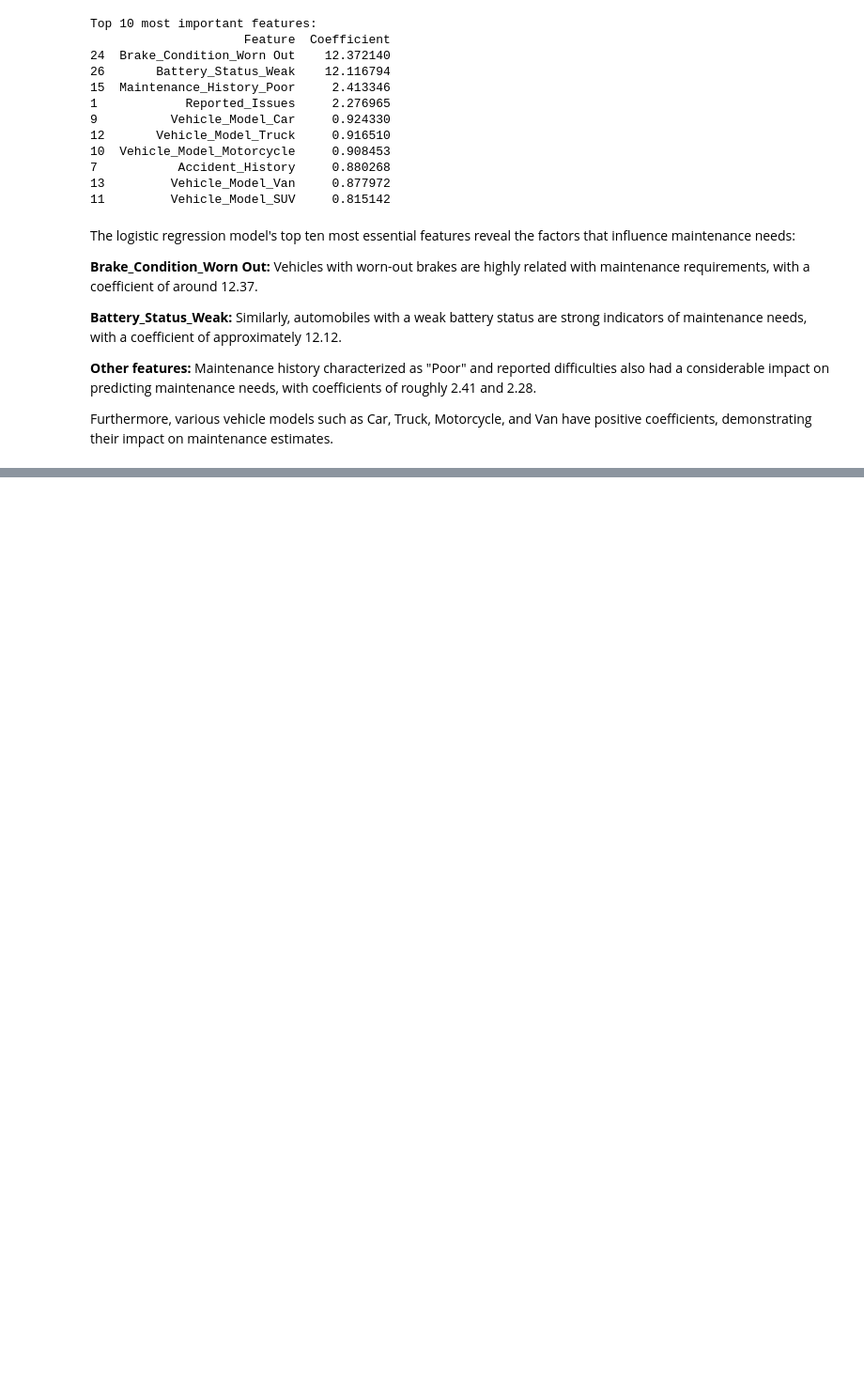
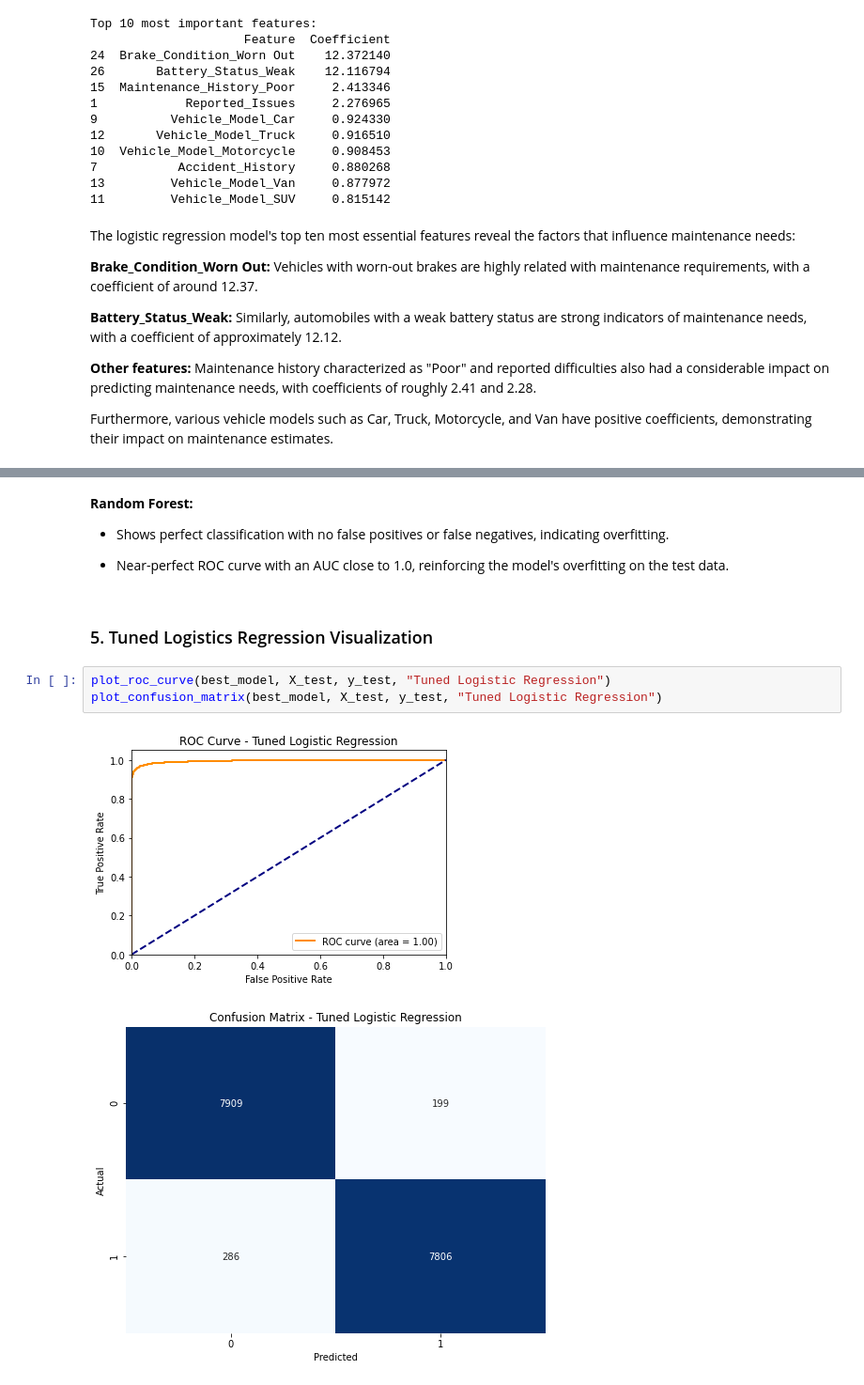
Before and after one commit to whareverrr/phase3_project, a Jupyter notebook: student.ipynb, the cells around one changed output, grey strips where cells are left out. Shown at 94% size. Saved outputs shown, nothing was run; the diff lists cells and outputs as text; blank space fills up the shorter version.

```diff
--- a/student.ipynb
+++ b/student.ipynb
@@ -598,0 +646,15 @@ Furthermore, various vehicle models such as Car, Truck, Motorcycle, and Van have
+# %% [markdown]
+**Random Forest:**
+
+- Shows perfect classification with no false positives or false negatives, indicating overfitting.
+
+
+- Near-perfect ROC curve with an AUC close to 1.0, reinforcing the model's overfitting on the test data.
+# %% [markdown]
+### 5. Tuned Logistics Regression Visualization
+# %%
+plot_roc_curve(best_model, X_test, y_test, "Tuned Logistic Regression")
+plot_confusion_matrix(best_model, X_test, y_test, "Tuned Logistic Regression")
+# %% [output]
+[figure, added]
+[figure, added]
```
Also changed, not shown: parts of 24 cells of this notebook.
